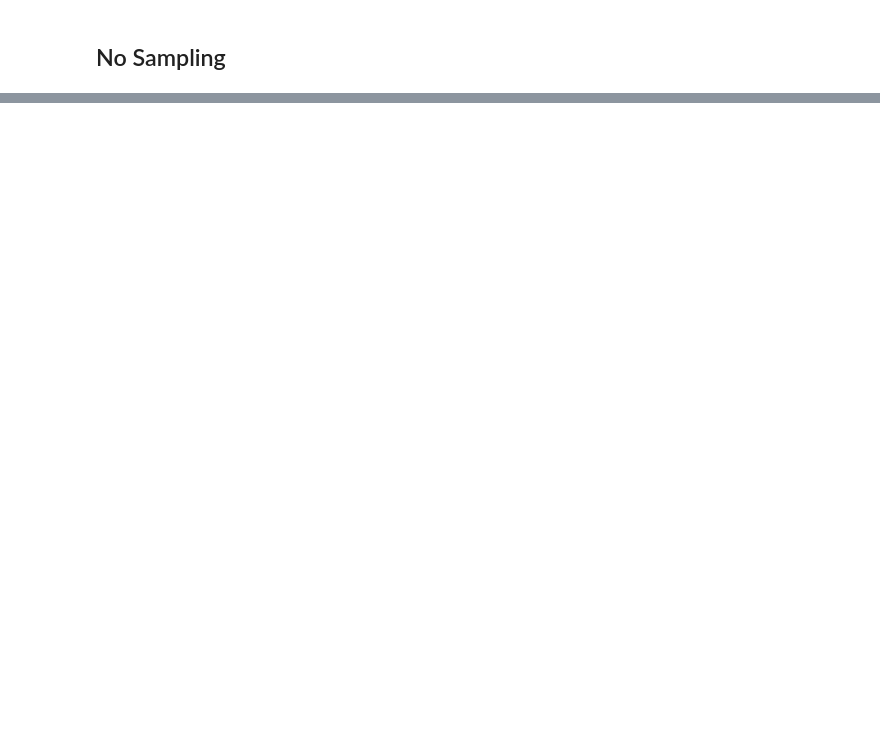
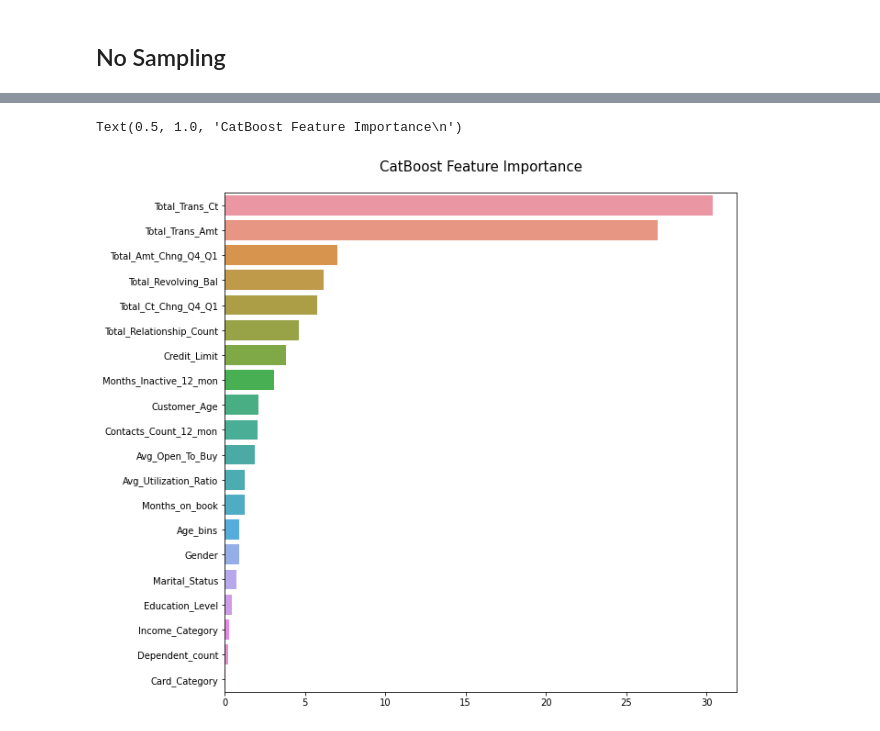
Before and after one commit to YJ-97/-Prediction-Customer-Attrition, a Jupyter notebook: modeling_column_all/CatBoost.ipynb, the cells around one changed output, grey strips where cells are left out. Saved outputs shown, nothing was run; the diff lists cells and outputs as text; code cells hidden in the pictures; blank space fills up the shorter version.

```diff
--- a/modeling_column_all/CatBoost.ipynb
+++ b/modeling_column_all/CatBoost.ipynb
@@ -371,0 +377,10 @@ Cat Model's score by sampling
+# %%
+feature_importance = pd.Series(cat.feature_importances_, index=x_train.columns)
+feature_importance.sort_values(ascending=False, inplace=True)
+
+plt.figure(figsize=(10,10))
+sns.barplot(feature_importance.values, feature_importance.index)
+plt.title('CatBoost Feature Importance\n', fontsize=15)
+# %% [output]
+Text(0.5, 1.0, 'CatBoost Feature Importance\n')
+[figure, added]
```
Also changed, not shown: parts of 4 cells of this notebook, 6 other files.
